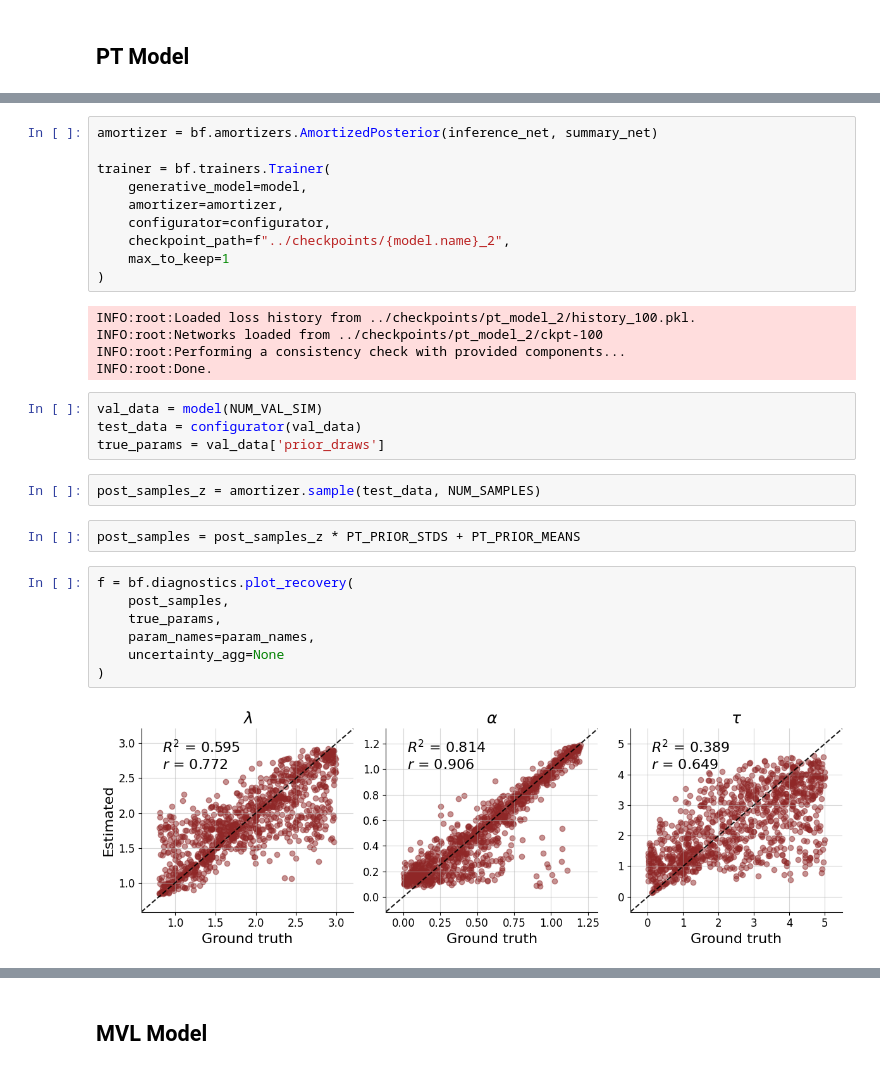
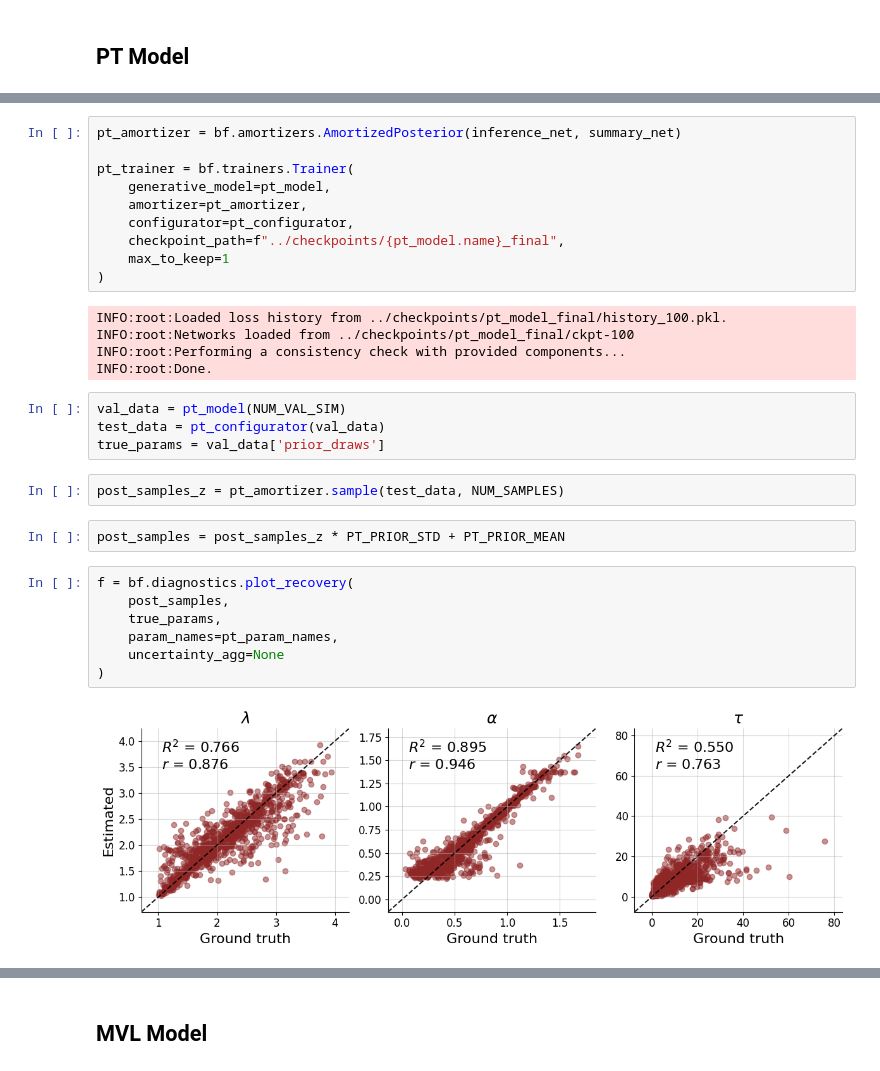
Before and after one commit to LuSchumacher/prospect_theory, a Jupyter notebook: notebooks/02_parameter_recovery.ipynb, the cells around one changed output, grey strips where cells are left out. Saved outputs shown, nothing was run; the diff lists cells and outputs as text.

```diff
--- a/notebooks/02_parameter_recovery.ipynb
+++ b/notebooks/02_parameter_recovery.ipynb
@@ -72,32 +20,32 @@ def configurator(forward_dict):
 # %%
-amortizer = bf.amortizers.AmortizedPosterior(inference_net, summary_net)
+pt_amortizer = bf.amortizers.AmortizedPosterior(inference_net, summary_net)
 
-trainer = bf.trainers.Trainer(
-    generative_model=model,
-    amortizer=amortizer,
-    configurator=configurator,
-    checkpoint_path=f"../checkpoints/{model.name}_2",
+pt_trainer = bf.trainers.Trainer(
+    generative_model=pt_model,
+    amortizer=pt_amortizer,
+    configurator=pt_configurator,
+    checkpoint_path=f"../checkpoints/{pt_model.name}_final",
     max_to_keep=1
 )
 # %% [output]
-INFO:root:Loaded loss history from ../checkpoints/pt_model_2/history_100.pkl.
-INFO:root:Networks loaded from ../checkpoints/pt_model_2/ckpt-100
+INFO:root:Loaded loss history from ../checkpoints/pt_model_final/history_100.pkl.
+INFO:root:Networks loaded from ../checkpoints/pt_model_final/ckpt-100
 INFO:root:Performing a consistency check with provided components...
 INFO:root:Done.
 # %%
-val_data = model(NUM_VAL_SIM)
-test_data = configurator(val_data)
+val_data = pt_model(NUM_VAL_SIM)
+test_data = pt_configurator(val_data)
 true_params = val_data['prior_draws']
 # %%
-post_samples_z = amortizer.sample(test_data, NUM_SAMPLES)
+post_samples_z = pt_amortizer.sample(test_data, NUM_SAMPLES)
 # %%
-post_samples = post_samples_z * PT_PRIOR_STDS + PT_PRIOR_MEANS
+post_samples = post_samples_z * PT_PRIOR_STD + PT_PRIOR_MEAN
 # %%
 f = bf.diagnostics.plot_recovery(
     post_samples,
     true_params,
-    param_names=param_names,
+    param_names=pt_param_names,
     uncertainty_agg=None
 )
 # %% [output]
-[figure, old version]
+[figure, new version]
```
Also changed, not shown: parts of 20 cells of this notebook, 7 other files.
